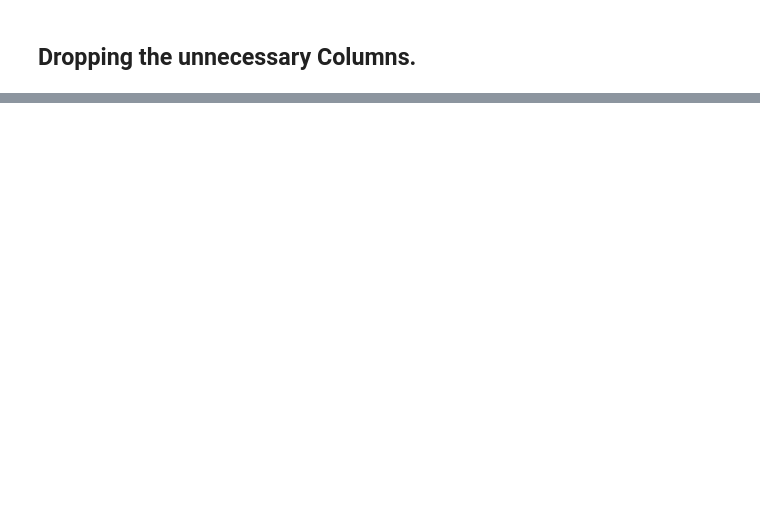
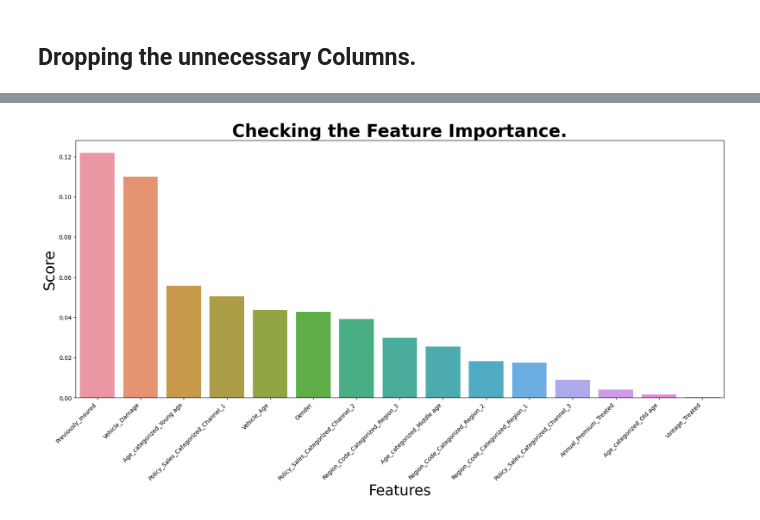
Before and after one commit to RPSahoo219/Health_Insurance_Cross_Sell_Prediction, a Jupyter notebook: Health_Insurance_Cross_Sell_Prediction.ipynb, the cells around one changed output, grey strips where cells are left out. Cells and saved outputs as stored; diff of their text form; code cells hidden in the pictures; blank space fills up the shorter version.

```diff
--- a/Health_Insurance_Cross_Sell_Prediction.ipynb
+++ b/Health_Insurance_Cross_Sell_Prediction.ipynb
@@ -650,0 +703,29 @@ def calc_vif(X):
+# %%
+X = new_df.copy()
+y = X.pop("Response")
+
+x_train, x_test, y_train, y_test=train_test_split(X,y,test_size=0.2)
+
+high_score_features = []
+feature_scores = mutual_info_classif( x_train, y_train,  random_state=0)
+
+col_score = {}
+col = []
+score = []
+for i, j in sorted(zip(feature_scores, x_train.columns), reverse=True):
+  col.append(j)
+  score.append(i)
+  high_score_features.append(j)
+
+col_score['Feature'] = col
+col_score['Score'] = score
+# %%
+plt.figure(figsize=(20,8))
+fig= sns.barplot(x= col_score['Feature'], y=col_score['Score'])
+fig.set_xticklabels(labels= col_score['Feature'], rotation=45, ha='right')
+fig.set_title("Checking the Feature Importance.", fontsize=30, fontweight= "bold")
+fig.set_xlabel("Features", fontsize=25)
+fig.set_ylabel("Score",  fontsize=25)
+plt.show()
+# %% [output]
+[figure, added]
```
Also changed, not shown: parts of 23 cells of this notebook.
